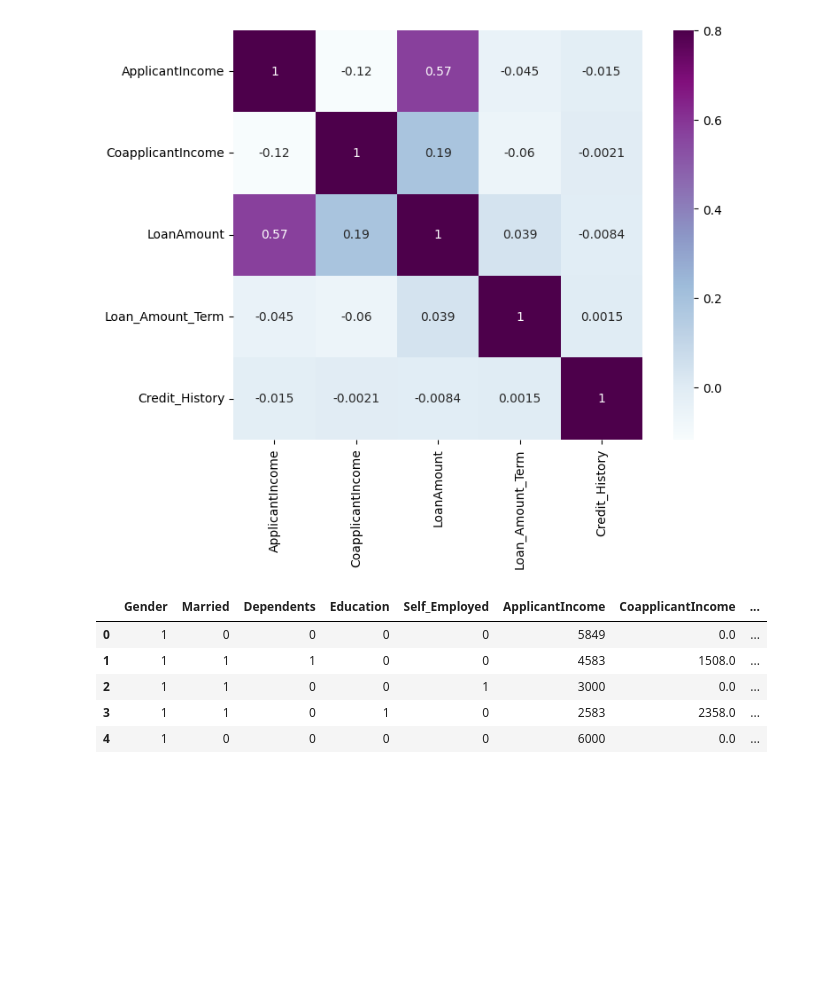
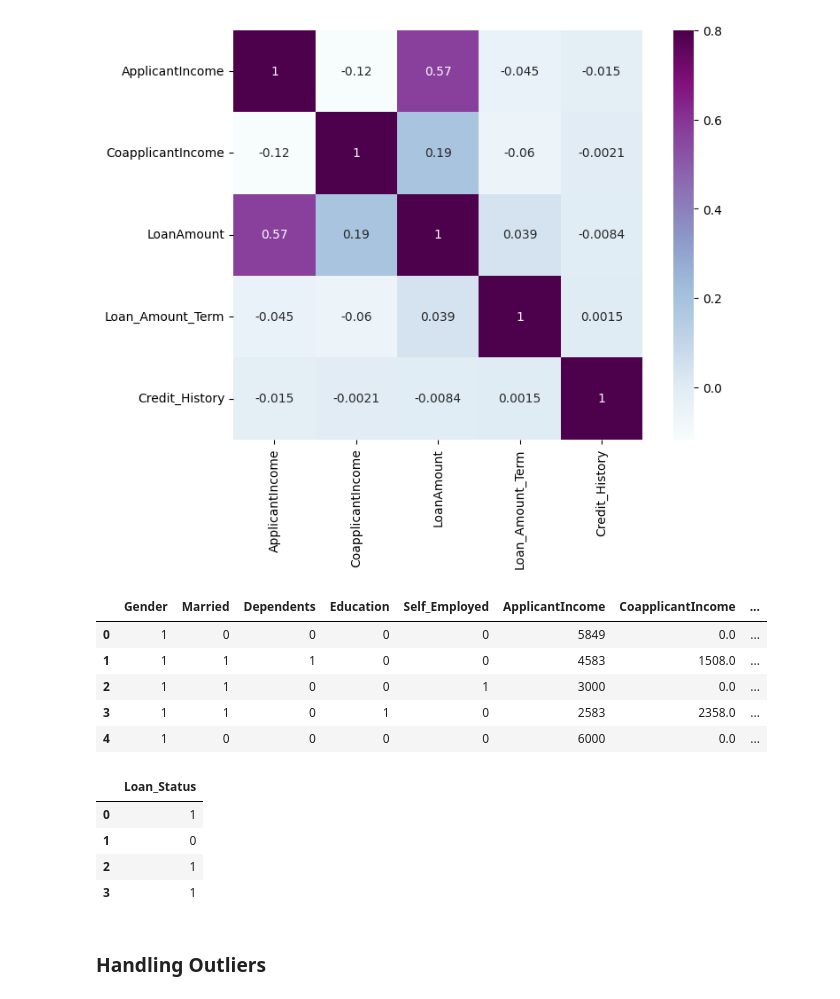
Before and after one commit to Eddie-254/Credit-Score-Prediction, a Jupyter notebook: credit_EDA.ipynb, the cells around one changed output. Cells and saved outputs as stored; diff of their text form; code cells hidden in the pictures; blank space fills up the shorter version.

```diff
--- a/credit_EDA.ipynb
+++ b/credit_EDA.ipynb
@@ -257,3 +251,12 @@ data.head(5)
 | 2 | 1 | 1 | 0 | 0 | 1 | 3000 | 0.0 | ... |
 | 3 | 1 | 1 | 0 | 1 | 0 | 2583 | 2358.0 | ... |
 | 4 | 1 | 0 | 0 | 0 | 0 | 6000 | 0.0 | ... |
+# %%
+#check 'target' dataframe
+target.head(4)
+# %% [output]
+|  | Loan_Status |
+| 0 | 1 |
+| 1 | 0 |
+| 2 | 1 |
+| 3 | 1 |
@@ -260,3 +267,5 @@ data.head(5)
+# %% [markdown]
+### Handling Outliers
 # %%
 #Find outliers in the dataset
 
```
Also changed, not shown: parts of 4 cells of this notebook.
